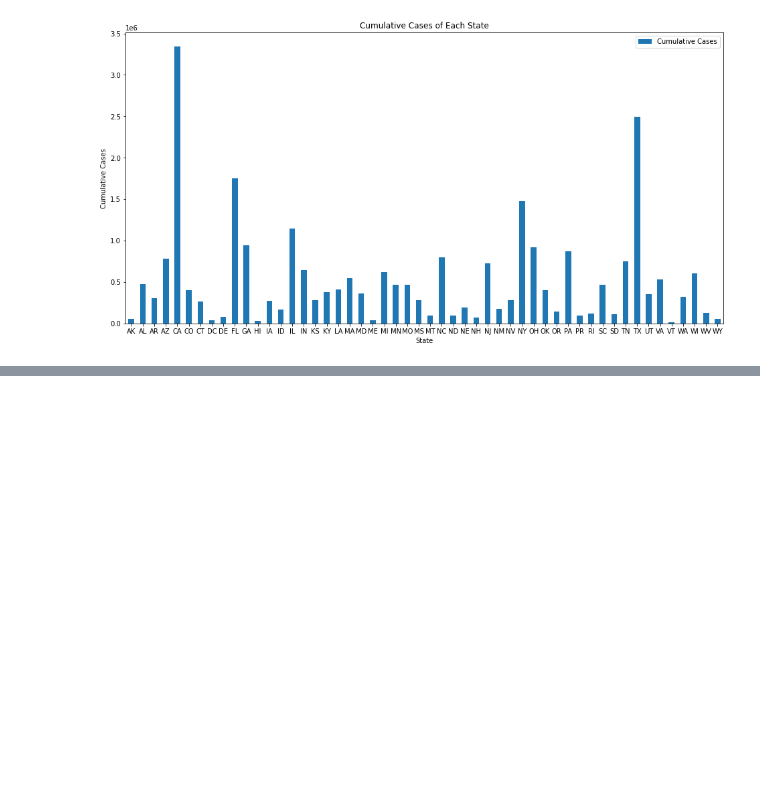
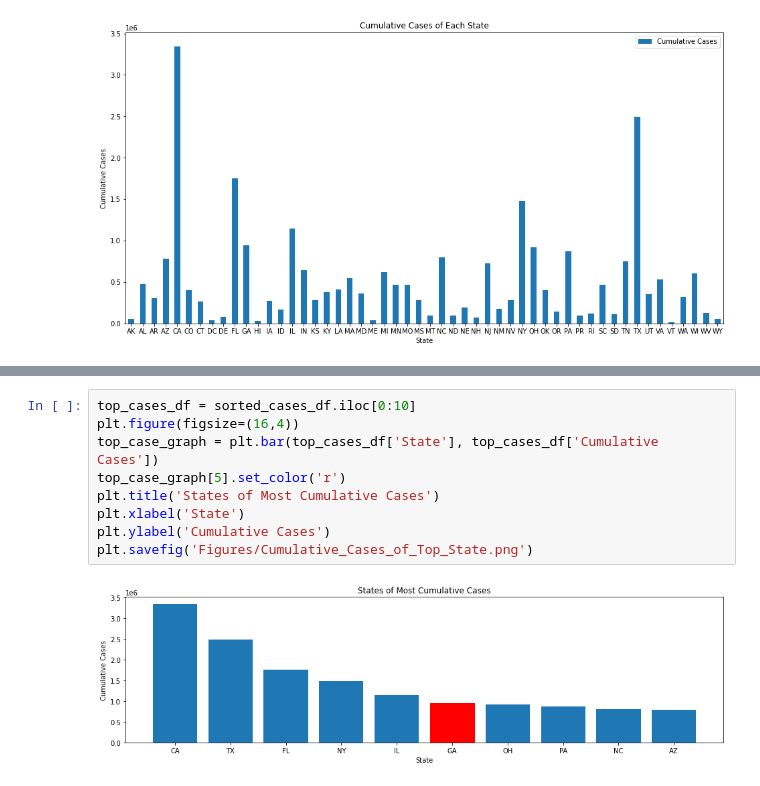
Before and after one commit to jzhao0626/Pandemic_Analysis, a Jupyter notebook: DataAnalysis/DataAnalysis_GA-vs-OtherStates_Walt.ipynb, the cells around one changed output, grey strips where cells are left out. Saved outputs shown, nothing was run; the diff lists cells and outputs as text; blank space fills up the shorter version.

```diff
--- a/DataAnalysis/DataAnalysis_GA-vs-OtherStates.ipynb
+++ b/DataAnalysis/DataAnalysis_GA-vs-OtherStates_Walt.ipynb
@@ -76,0 +55,11 @@ plt.savefig('Figures/Cumulative_Deaths_of_Top_State.png')
+# %%
+top_cases_df = sorted_cases_df.iloc[0:10]
+plt.figure(figsize=(16,4))
+top_case_graph = plt.bar(top_cases_df['State'], top_cases_df['Cumulative Cases'])
+top_case_graph[5].set_color('r')
+plt.title('States of Most Cumulative Cases')
+plt.xlabel('State')
+plt.ylabel('Cumulative Cases')
+plt.savefig('Figures/Cumulative_Cases_of_Top_State.png')
+# %% [output]
+[figure, added]
```
Also changed, not shown: parts of 8 cells of this notebook, 7 other files.
